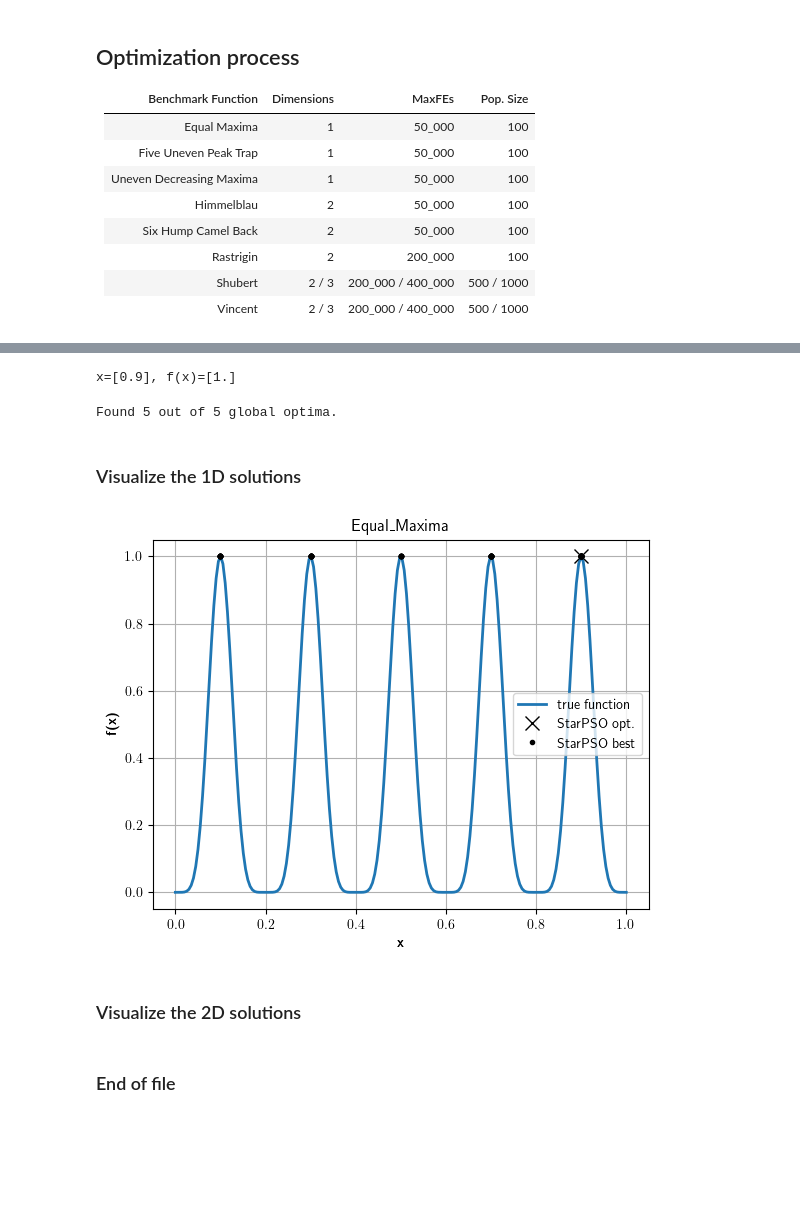
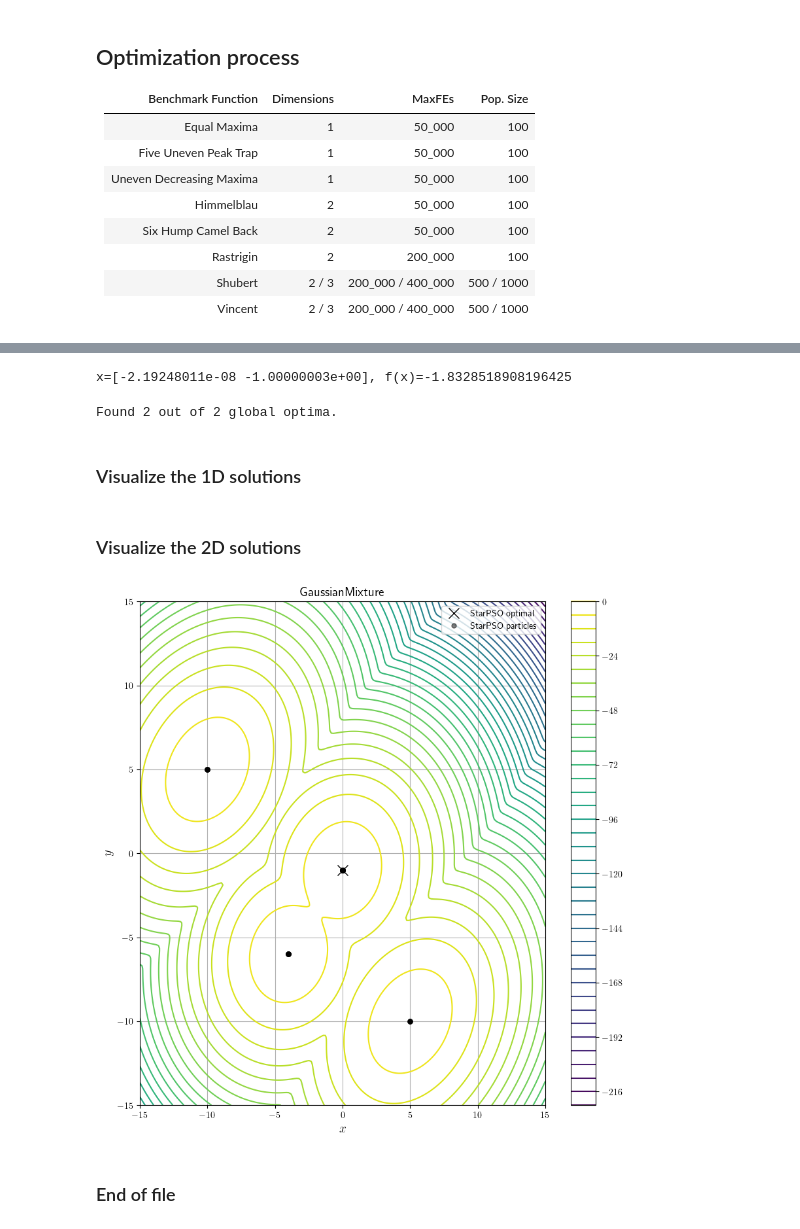
Before and after one commit to vrettasm/PyStarPSO, a Jupyter notebook: examples/test_benchmark.ipynb, the cells around one changed output, grey strips where cells are left out. Drawn from its saved outputs; the diff is of its cells as text; code cells hidden in the pictures; blank space fills up the shorter version.

```diff
--- a/examples/test_benchmark.ipynb
+++ b/examples/test_benchmark.ipynb
@@ -45,7 +46,7 @@ from star_pso.benchmarks.rastrigin import Rastrigin
 from star_pso.benchmarks.composite_functions import CompositeFunction
 # %%
 # Create a test problem.
-benchmark = EqualMaxima()
+benchmark = GaussianMixture()
 # %% [markdown]
 ## Define the multi-objective function
 # %%
@@ -62,7 +63,7 @@ def func_benchmark(x_array: np.ndarray, **kwargs) -> float:
 - Create the PSO object
 # %%
 # Get an initial sample.
-x_sample = benchmark.sample_random_positions(n_pos=120)
+x_sample = benchmark.sample_random_positions(n_pos=50)
 
 # Initial swarm population.
 swarm_t0 = Swarm([Particle(x) for x in x_sample])
@@ -102,7 +102,7 @@ f_opt = benchmark.func(x_opt)
 # Print the results.
 print(f"x={x_opt}, f(x)={f_opt}")
 # %% [output]
-x=[0.9], f(x)=[1.]
+x=[-2.19248011e-08 -1.00000003e+00], f(x)=-1.8328518908196425
 # %%
 # Display the global optima.
 gopt_found, gopt_total = benchmark.search_for_optima(test_PSO.swarm.best_n(test_PSO.swarm.size))
@@ -110,7 +110,7 @@ gopt_found, gopt_total = benchmark.search_for_optima(test_PSO.swarm.best_n(test_
 # Display the number of global optima found.
 print(f"Found {gopt_found} out of {gopt_total} global optima.")
 # %% [output]
-Found 5 out of 5 global optima.
+Found 2 out of 2 global optima.
 # %% [markdown]
 ### Visualize the 1D solutions
 # %%
@@ -152,8 +152,6 @@ if benchmark.name in {"Equal_Maxima",
     plt.grid(True)
     plt.legend()
     plt.show();
-# %% [output]
-[figure, removed]
 # %% [markdown]
 ### Visualize the 2D solutions
 # %%
@@ -162,6 +160,7 @@ if benchmark.name in {"CF_2D",
                       "Shubert_2D",
                       "Vincent_2D",
                       "Rastrigin_2D",
+                      "GaussianMixture",
                       "Six_Hump_Camel_Back"}:
     # Extract the best_n particles.
     best_n = []
@@ -190,32 +189,34 @@ if benchmark.name in {"CF_2D",
 
     # Combine the x_test, y_test.
     pos = np.array([(xi, yi) for xi in x_test for yi in y_test])
 
     # Compute the function values.
     f_test = np.array([benchmark.func(p) for p in pos])
 
     plt.subplots(figsize=(10, 10))
 
     # First plot the contour of the "true" function.
     plt.contour(xv, yv, f_test.reshape(nx, ny).T, levels=40)
 
     # Plot the optimal PSO.
     plt.plot(x_opt[0], x_opt[1], "kx", markersize=12, label="StarPSO optimal")
 
     # Plot the best_n.
     plt.plot(best_n[:, 0], best_n[:, 1], "ko", alpha=0.5, markersize=5, label="StarPSO particles")
 
     # Add labels.
     plt.xlabel("$x$", fontsize=14)
     plt.ylabel("$y$", fontsize=14)
     plt.title(benchmark.name, fontsize=14)
     plt.legend()
 
     # Final setup.
     plt.colorbar()
     plt.grid()
 
     # Save to file.
     plt.savefig(f"{benchmark.name}.pdf", format="pdf", dpi=300)
+# %% [output]
+[figure, added]
 # %% [markdown]
 ### End of file
```
Also changed, not shown: parts of 2 cells of this notebook, 2 other files.
